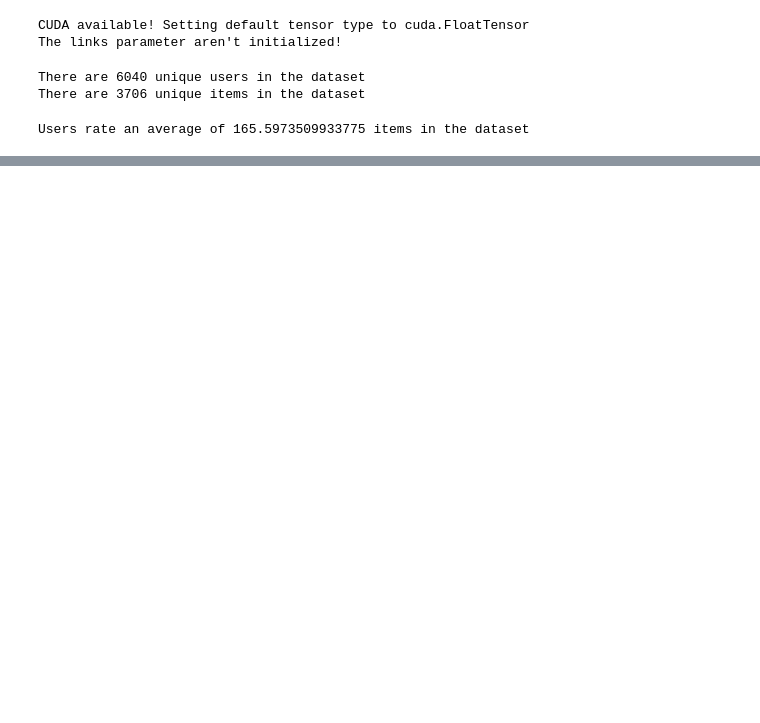
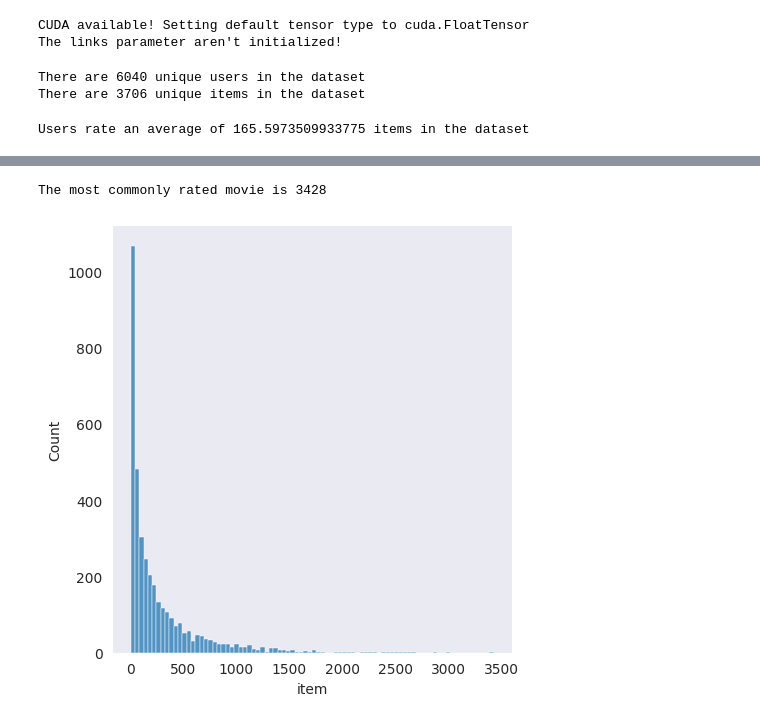
Before and after one commit to rat-nick/deepRec, a Jupyter notebook: eda.ipynb, the cells around one changed output, grey strips where cells are left out. Cells and saved outputs as stored; diff of their text form; code cells hidden in the pictures; blank space fills up the shorter version.

```diff
--- a/eda.ipynb
+++ b/eda.ipynb
@@ -40,0 +67,9 @@ print(len(df['user'].unique()))
+# %%
+item_counts = df['item'].value_counts()
+sns.displot(item_counts)
+most_common = item_counts.index[0]
+value = item_counts.max()
+print(f"The most commonly rated movie is {most_common} with {value} ratings")
+# %% [output]
+The most commonly rated movie is 3428
+[figure, added]
```
Also changed, not shown: parts of 5 cells of this notebook.
